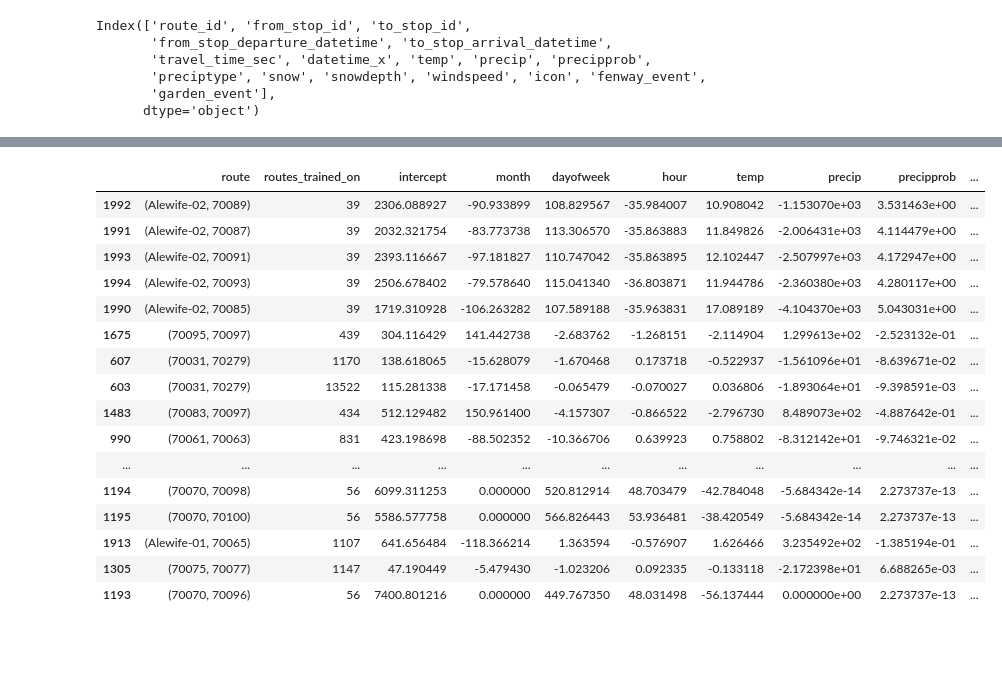
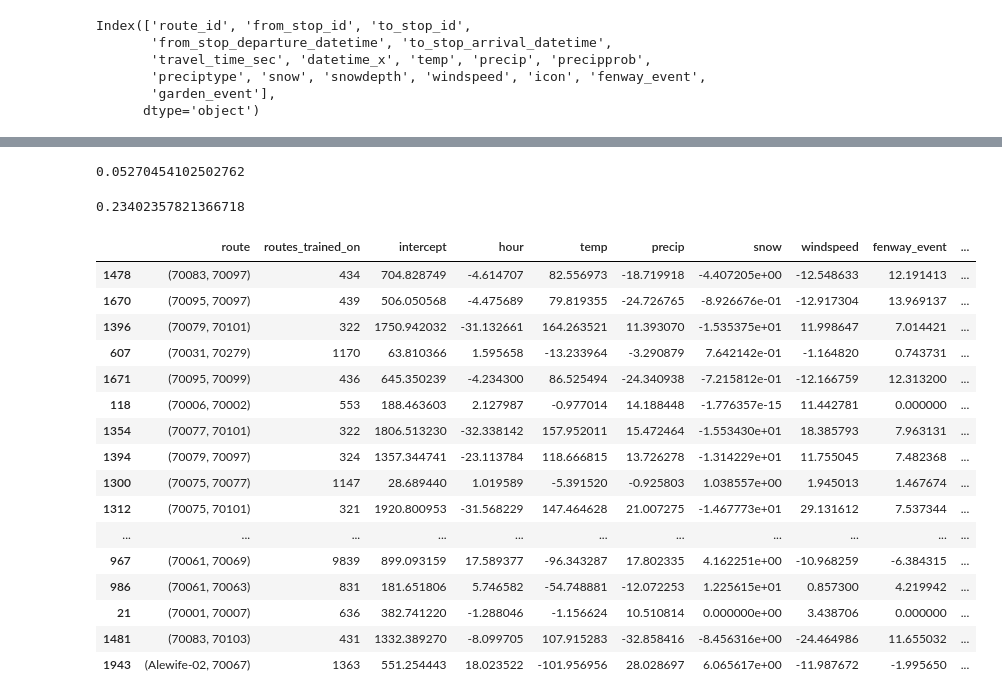
Before and after one commit to sean-r-duffy/tracking-the-t, a Jupyter notebook: data_manipulation.ipynb, the cells around one changed output, grey strips where cells are left out. Drawn from its saved outputs; the diff is of its cells as text; code cells hidden in the pictures; blank space fills up the shorter version.

Commit message:
update data manipulation nb and data results

```diff
--- a/data_manipulation.ipynb
+++ b/data_manipulation.ipynb
@@ -433,5 +462,5 @@ from sklearn.linear_model import LinearRegression
 from sklearn.model_selection import train_test_split
 from sklearn.metrics import mean_squared_error, r2_score
 # %%
-features = ['month', 'dayofweek', 'hour', 'temp', 'precip', 'precipprob', 'snow', 'snowdepth', 'windspeed', 'fenway_event',
+features = ['hour', 'temp', 'precip', 'snow', 'windspeed', 'fenway_event',
        'garden_event']
@@ -441,40 +467,44 @@ model_summary = pd.DataFrame(columns=["route",'routes_trained_on', "intercept",'
 # %%
+from sklearn.preprocessing import StandardScaler
+
+model_summary = pd.DataFrame(columns=["route",'routes_trained_on', "intercept", 'hour', 'temp', 'precip', 'snow', 'windspeed', 'fenway_event',
+       'garden_event', "r_squared", "mse", "rmse"])
+
 counter = 1
 for route, grouped_df in grouped_by_to_from_stops:
     print(f"Route {counter}/{len(grouped_by_to_from_stops)}      ", end = "\r")
-    if grouped_df.shape[0] >= 10:
+    if grouped_df.shape[0] >= 50:
         grouped_df["fenway_event"] = grouped_df["fenway_event"].astype(int)
         grouped_df["garden_event"] = grouped_df["garden_event"].astype(int)
-        grouped_df['month'] = grouped_df['datetime_x'].dt.month
-        grouped_df['dayofweek'] = grouped_df['datetime_x'].dt.dayofweek
         grouped_df['hour'] = grouped_df['datetime_x'].dt.hour
 
         X = grouped_df[features]
         y = grouped_df['travel_time_sec']
 
-        X_train, X_test, y_train, y_test = train_test_split(X, y, test_size=0.2, random_state=42)
+        scaler = StandardScaler()
+        X_scaled = pd.DataFrame(scaler.fit_transform(X), columns=features)
+
+        X_train, X_test, y_train, y_test = train_test_split(X_scaled, y, test_size=0.15, random_state=42)
         model = LinearRegression()
         model.fit(X_train, y_train)
         y_pred = model.predict(X_test)
         mse = mean_squared_error(y_test, y_pred)
+        rmse = mean_squared_error(y_test, y_pred, squared=False)
         r2 = r2_score(y_test, y_pred)
 
         model_summary = model_summary.append({
             'route': route,
             'routes_trained_on': grouped_df.shape[0],
             'intercept': model.intercept_,
-            'month': model.coef_[0],
-            'dayofweek': model.coef_[1],
-            'hour': model.coef_[2],
-            'temp': model.coef_[3],
-            'precip': model.coef_[4],
-            'precipprob': model.coef_[5],
-            'snow': model.coef_[6],
-            'snowdepth': model.coef_[7],
-            'windspeed': model.coef_[8],
-            'fenway_event': model.coef_[9],
-            'garden_event': model.coef_[10],
+            'hour': model.coef_[0],
+            'temp': model.coef_[1],
+            'precip': model.coef_[2],
+            'snow': model.coef_[3],
+            'windspeed': model.coef_[4],
+            'fenway_event': model.coef_[5],
+            'garden_event': model.coef_[6],
             'r_squared': r2,
-            'mse': mse
+            'mse': mse,
+            'rmse': rmse
         }, ignore_index=True)
     counter += 1
@@ -559,24 +653,32 @@ model_summary.to_csv("lr_model_results.csv", index=False)
+# %%
+times_mean_std.outlier_pct.mean()
+# %% [output]
+0.05270454102502762
+# %%
+times_mean_std.coef_var.mean()
+# %% [output]
+0.23402357821366718
 # %%
-highest_r_squared = pd.DataFrame(model_summary.sort_values(by="r_squared", ascending=False).head(30))
+highest_r_squared = pd.DataFrame(model_summary[model_summary["routes_trained_on"] > 200].sort_values(by="r_squared", ascending=False).head(50))
 highest_r_squared
 # %% [output]
-|  | route | routes_trained_on | intercept | month | dayofweek | hour | temp | precip | precipprob | ... |
-| 1992 | (Alewife-02, 70089) | 39 | 2306.088927 | -90.933899 | 108.829567 | -35.984007 | 10.908042 | -1.153070e+03 | 3.531463e+00 | ... |
-| 1991 | (Alewife-02, 70087) | 39 | 2032.321754 | -83.773738 | 113.306570 | -35.863883 | 11.849826 | -2.006431e+03 | 4.114479e+00 | ... |
-| 1993 | (Alewife-02, 70091) | 39 | 2393.116667 | -97.181827 | 110.747042 | -35.863895 | 12.102447 | -2.507997e+03 | 4.172947e+00 | ... |
-| 1994 | (Alewife-02, 70093) | 39 | 2506.678402 | -79.578640 | 115.041340 | -36.803871 | 11.944786 | -2.360380e+03 | 4.280117e+00 | ... |
-| 1990 | (Alewife-02, 70085) | 39 | 1719.310928 | -106.263282 | 107.589188 | -35.963831 | 17.089189 | -4.104370e+03 | 5.043031e+00 | ... |
-| 1675 | (70095, 70097) | 439 | 304.116429 | 141.442738 | -2.683762 | -1.268151 | -2.114904 | 1.299613e+02 | -2.523132e-01 | ... |
-| 607 | (70031, 70279) | 1170 | 138.618065 | -15.628079 | -1.670468 | 0.173718 | -0.522937 | -1.561096e+01 | -8.639671e-02 | ... |
-| 603 | (70031, 70279) | 13522 | 115.281338 | -17.171458 | -0.065479 | -0.070027 | 0.036806 | -1.893064e+01 | -9.398591e-03 | ... |
-| 1483 | (70083, 70097) | 434 | 512.129482 | 150.961400 | -4.157307 | -0.866522 | -2.796730 | 8.489073e+02 | -4.887642e-01 | ... |
-| 990 | (70061, 70063) | 831 | 423.198698 | -88.502352 | -10.366706 | 0.639923 | 0.758802 | -8.312142e+01 | -9.746321e-02 | ... |
+|  | route | routes_trained_on | intercept | hour | temp | precip | snow | windspeed | fenway_event | ... |
+| 1478 | (70083, 70097) | 434 | 704.828749 | -4.614707 | 82.556973 | -18.719918 | -4.407205e+00 | -12.548633 | 12.191413 | ... |
+| 1670 | (70095, 70097) | 439 | 506.050568 | -4.475689 | 79.819355 | -24.726765 | -8.926676e-01 | -12.917304 | 13.969137 | ... |
+| 1396 | (70079, 70101) | 322 | 1750.942032 | -31.132661 | 164.263521 | 11.393070 | -1.535375e+01 | 11.998647 | 7.014421 | ... |
+| 607 | (70031, 70279) | 1170 | 63.810366 | 1.595658 | -13.233964 | -3.290879 | 7.642142e-01 | -1.164820 | 0.743731 | ... |
+| 1671 | (70095, 70099) | 436 | 645.350239 | -4.234300 | 86.525494 | -24.340938 | -7.215812e-01 | -12.166759 | 12.313200 | ... |
+| 118 | (70006, 70002) | 553 | 188.463603 | 2.127987 | -0.977014 | 14.188448 | -1.776357e-15 | 11.442781 | 0.000000 | ... |
+| 1354 | (70077, 70101) | 322 | 1806.513230 | -32.338142 | 157.952011 | 15.472464 | -1.553430e+01 | 18.385793 | 7.963131 | ... |
+| 1394 | (70079, 70097) | 324 | 1357.344741 | -23.113784 | 118.666815 | 13.726278 | -1.314229e+01 | 11.755045 | 7.482368 | ... |
+| 1300 | (70075, 70077) | 1147 | 28.689440 | 1.019589 | -5.391520 | -0.925803 | 1.038557e+00 | 1.945013 | 1.467674 | ... |
+| 1312 | (70075, 70101) | 321 | 1920.800953 | -31.568229 | 147.464628 | 21.007275 | -1.467773e+01 | 29.131612 | 7.537344 | ... |
 | ... | ... | ... | ... | ... | ... | ... | ... | ... | ... | ... |
-| 1194 | (70070, 70098) | 56 | 6099.311253 | 0.000000 | 520.812914 | 48.703479 | -42.784048 | -5.684342e-14 | 2.273737e-13 | ... |
-| 1195 | (70070, 70100) | 56 | 5586.577758 | 0.000000 | 566.826443 | 53.936481 | -38.420549 | -5.684342e-14 | 2.273737e-13 | ... |
-| 1913 | (Alewife-01, 70065) | 1107 | 641.656484 | -118.366214 | 1.363594 | -0.576907 | 1.626466 | 3.235492e+02 | -1.385194e-01 | ... |
-| 1305 | (70075, 70077) | 1147 | 47.190449 | -5.479430 | -1.023206 | 0.092335 | -0.133118 | -2.172398e+01 | 6.688265e-03 | ... |
-| 1193 | (70070, 70096) | 56 | 7400.801216 | 0.000000 | 449.767350 | 48.031498 | -56.137444 | 0.000000e+00 | 2.273737e-13 | ... |
+| 967 | (70061, 70069) | 9839 | 899.093159 | 17.589377 | -96.343287 | 17.802335 | 4.162251e+00 | -10.968259 | -6.384315 | ... |
+| 986 | (70061, 70063) | 831 | 181.651806 | 5.746582 | -54.748881 | -12.072253 | 1.225615e+01 | 0.857300 | 4.219942 | ... |
+| 21 | (70001, 70007) | 636 | 382.741220 | -1.288046 | -1.156624 | 10.510814 | 0.000000e+00 | 3.438706 | 0.000000 | ... |
+| 1481 | (70083, 70103) | 431 | 1332.389270 | -8.099705 | 107.915283 | -32.858416 | -8.456316e+00 | -24.464986 | 11.655032 | ... |
+| 1943 | (Alewife-02, 70067) | 1363 | 551.254443 | 18.023522 | -101.956956 | 28.028697 | 6.065617e+00 | -11.987672 | -1.995650 | ... |
 # %%
 from_stop = []
 to_stop = []
```
Also changed, not shown: parts of 19 cells of this notebook, 1 other file.
